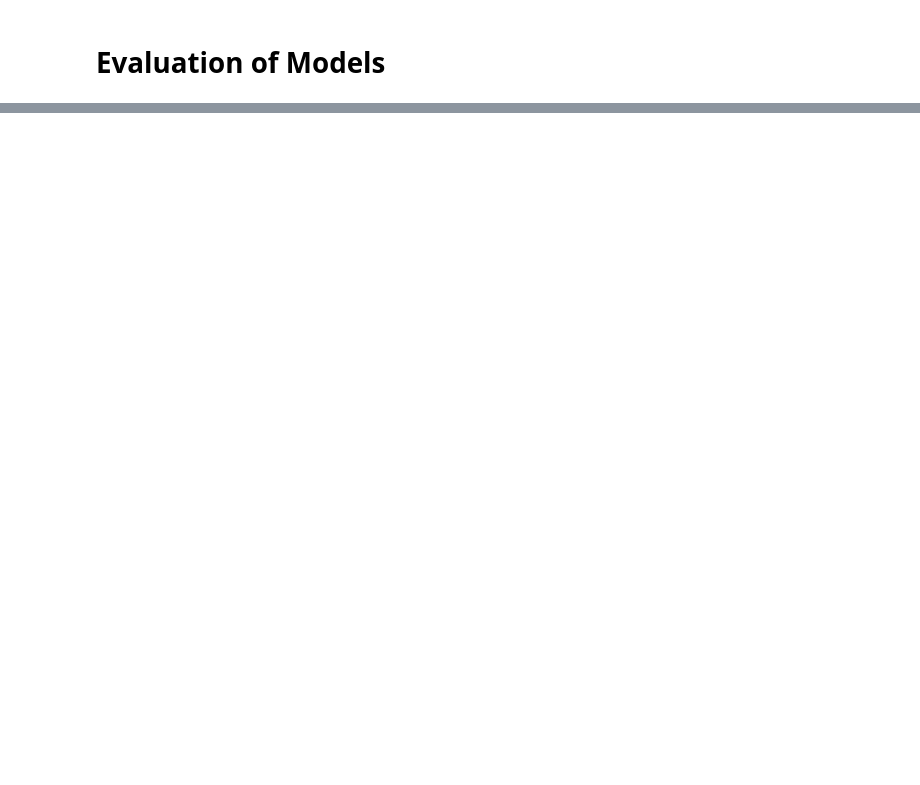
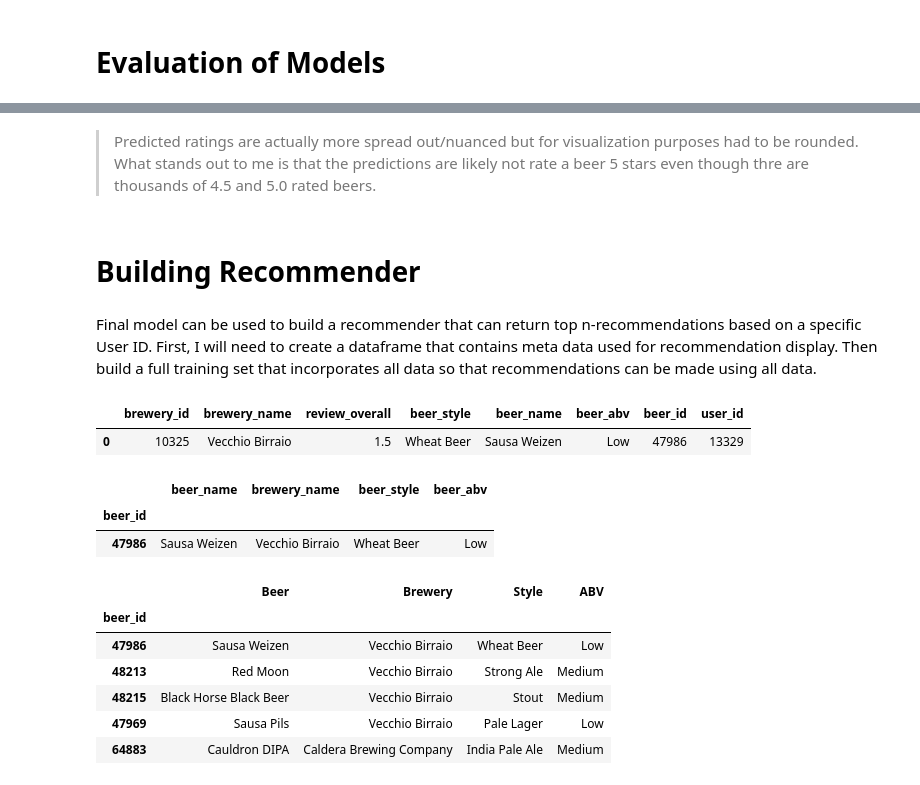
Before and after one commit to ashlidougherty/Beer-Recommender, a Jupyter notebook: CollabFiltering.ipynb, the cells around one changed output, grey strips where cells are left out. Saved outputs shown, nothing was run; the diff lists cells and outputs as text; code cells hidden in the pictures; blank space fills up the shorter version.

```diff
--- a/CollabFiltering.ipynb
+++ b/CollabFiltering.ipynb
@@ -408,0 +445,6 @@ RMSE: 0.5949
+# %% [markdown]
+> Predicted ratings are actually more spread out/nuanced but for visualization purposes had to be rounded. What stands out to me is that the predictions are likely not rate a beer 5 stars even though thre are thousands of 4.5 and 5.0 rated beers.
+# %% [markdown]
+# Building Recommender
+# %% [markdown]
+Final model can be used to build a recommender that can return top n-recommendations based on a specific User ID. First, I will need to create a dataframe that contains meta data used for recommendation display. Then build a full training set that incorporates all data so that recommendations can be made using all data.
@@ -408,0 +455,29 @@ RMSE: 0.5949
+# %%
+df.head(1)
+# %% [output]
+|  | brewery_id | brewery_name | review_overall | beer_style | beer_name | beer_abv | beer_id | user_id |
+| 0 | 10325 | Vecchio Birraio | 1.5 | Wheat Beer | Sausa Weizen | Low | 47986 | 13329 |
+# %%
+display_df = pd.DataFrame(df, columns=['beer_id','beer_name', 'brewery_name',
+                                       'beer_style', 'beer_abv'])
+display_df.set_index('beer_id', inplace=True)
+display_df.head(1)
+# %% [output]
+|  | beer_name | brewery_name | beer_style | beer_abv |
+| beer_id |  |  |  |  |
+| 47986 | Sausa Weizen | Vecchio Birraio | Wheat Beer | Low |
+# %%
+#cleaning column names for final display
+display_df.rename(columns={'beer_name': 'Beer',
+                           'brewery_name': 'Brewery',
+                          'beer_style': 'Style',
+                          'beer_abv': 'ABV'}, inplace=True)
+display_df.head()
+# %% [output]
+|  | Beer | Brewery | Style | ABV |
+| beer_id |  |  |  |  |
+| 47986 | Sausa Weizen | Vecchio Birraio | Wheat Beer | Low |
+| 48213 | Red Moon | Vecchio Birraio | Strong Ale | Medium |
+| 48215 | Black Horse Black Beer | Vecchio Birraio | Stout | Medium |
+| 47969 | Sausa Pils | Vecchio Birraio | Pale Lager | Low |
+| 64883 | Cauldron DIPA | Caldera Brewing Company | India Pale Ale | Medium |
```
Also changed, not shown: parts of 27 cells of this notebook.
